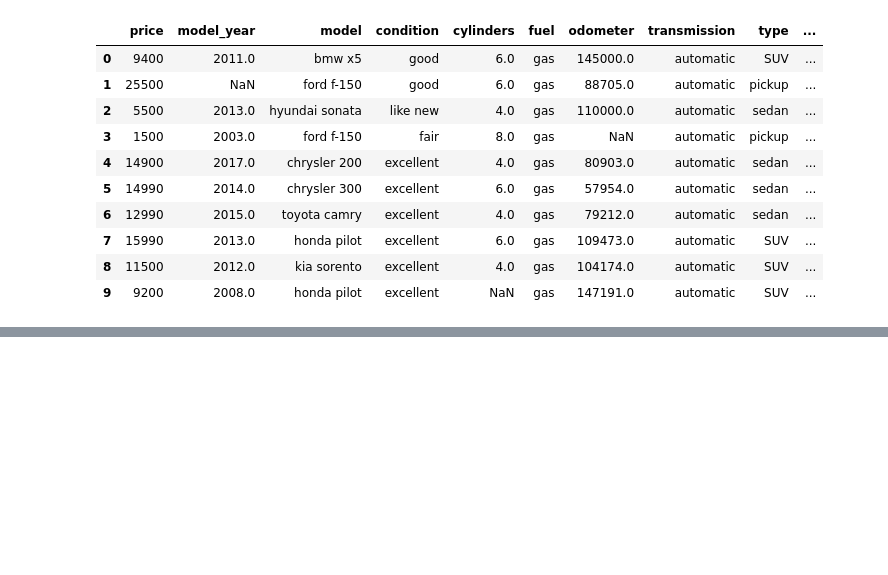
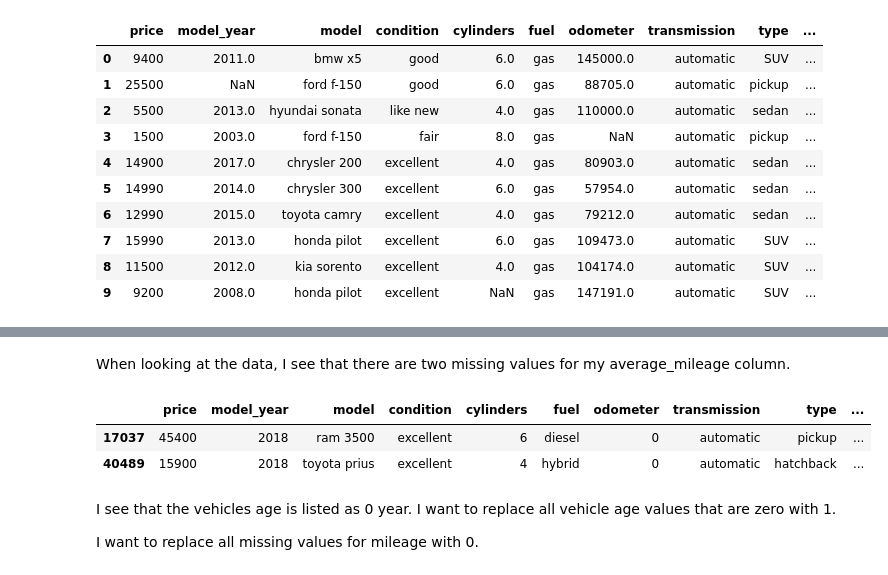
Before and after one commit to mdero002/Sprint_4_Software_Development_Tools, a Jupyter notebook: EDA.ipynb, the cells around one changed output, grey strips where cells are left out. Drawn from its saved outputs; the diff is of its cells as text; code cells hidden in the pictures; blank space fills up the shorter version.

```diff
--- a/EDA.ipynb
+++ b/EDA.ipynb
@@ -61,0 +571,15 @@ display(df.head(10))
+# %% [markdown]
+When looking at the data, I see that there are two missing values for my average_mileage column.
+# %%
+# Display rows with missing values in the new columns
+df[df['vehicle_age'].isna()]
+
+df[df['average_mileage'].isna()]
+# %% [output]
+|  | price | model_year | model | condition | cylinders | fuel | odometer | transmission | type | ... |
+| 17037 | 45400 | 2018 | ram 3500 | excellent | 6 | diesel | 0 | automatic | pickup | ... |
+| 40489 | 15900 | 2018 | toyota prius | excellent | 4 | hybrid | 0 | automatic | hatchback | ... |
+# %% [markdown]
+I see that the vehicles age is listed as 0 year. I want to replace all vehicle age values that are zero with 1.
+
+I want to replace all missing values for mileage with 0.
```
Also changed, not shown: parts of 53 cells of this notebook, 1 other file.
